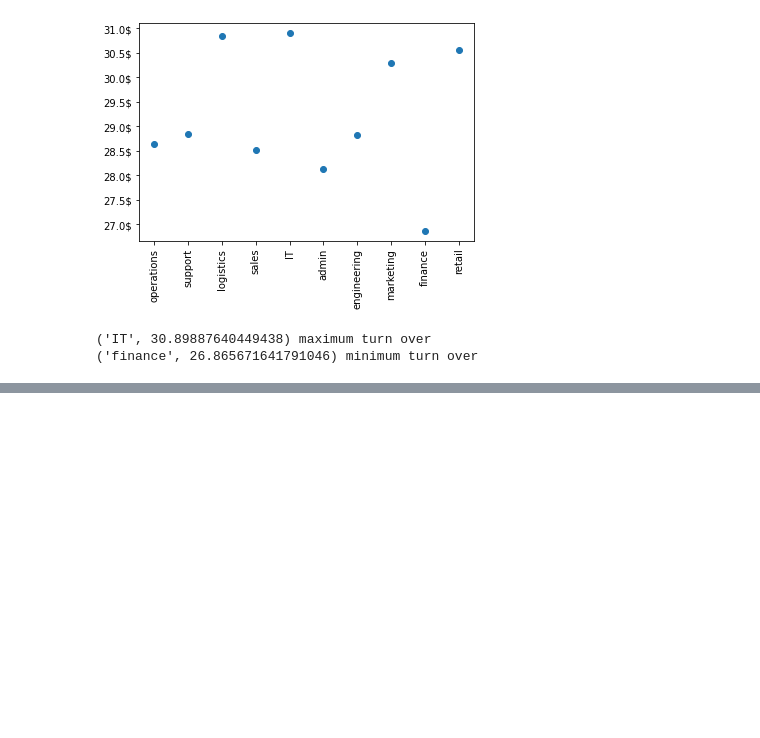
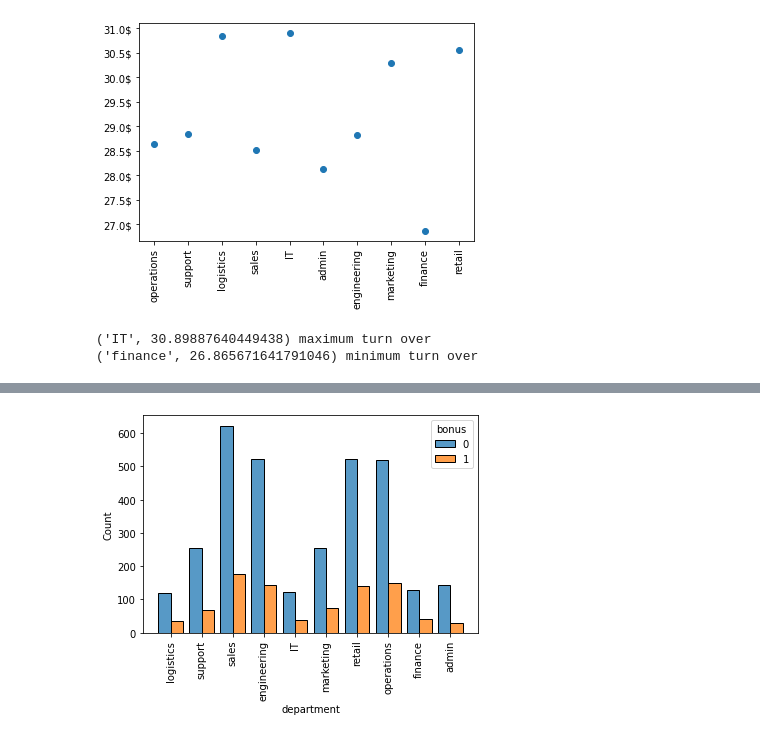
Before and after one commit to wahyunh10/Employee-Turnover-Project, a Jupyter notebook: employe_turnover_project.ipynb, the cells around one changed output, grey strips where cells are left out. Saved outputs shown, nothing was run; the diff lists cells and outputs as text; code cells hidden in the pictures; blank space fills up the shorter version.

```diff
--- a/employe_turnover_project.ipynb
+++ b/employe_turnover_project.ipynb
@@ -155,0 +235,2 @@ print(f"{lowest_turnover} minimum turn over")
+# %%
+data_with_8_and_7=df[(df["tenure"]>=7)&(df["tenure"]<=8)]
@@ -155,0 +259,6 @@ print(f"{lowest_turnover} minimum turn over")
+# %%
+sns.histplot(data=data_with_8_and_7,x="department",hue="bonus",multiple="dodge",shrink=0.8)
+plt.xticks(rotation=90)
+plt.show()
+# %% [output]
+[figure, added]
```
Also changed, not shown: parts of 17 cells of this notebook.
